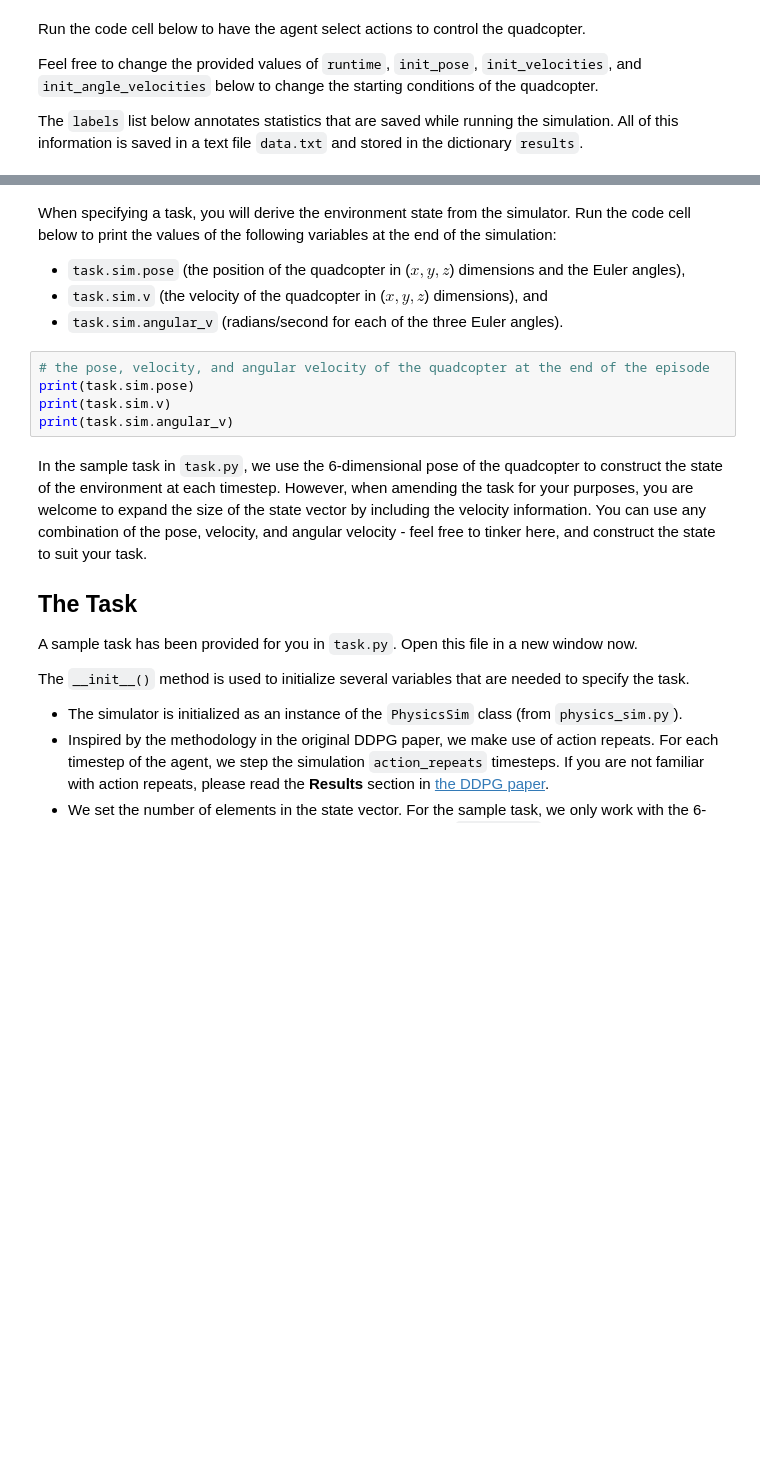
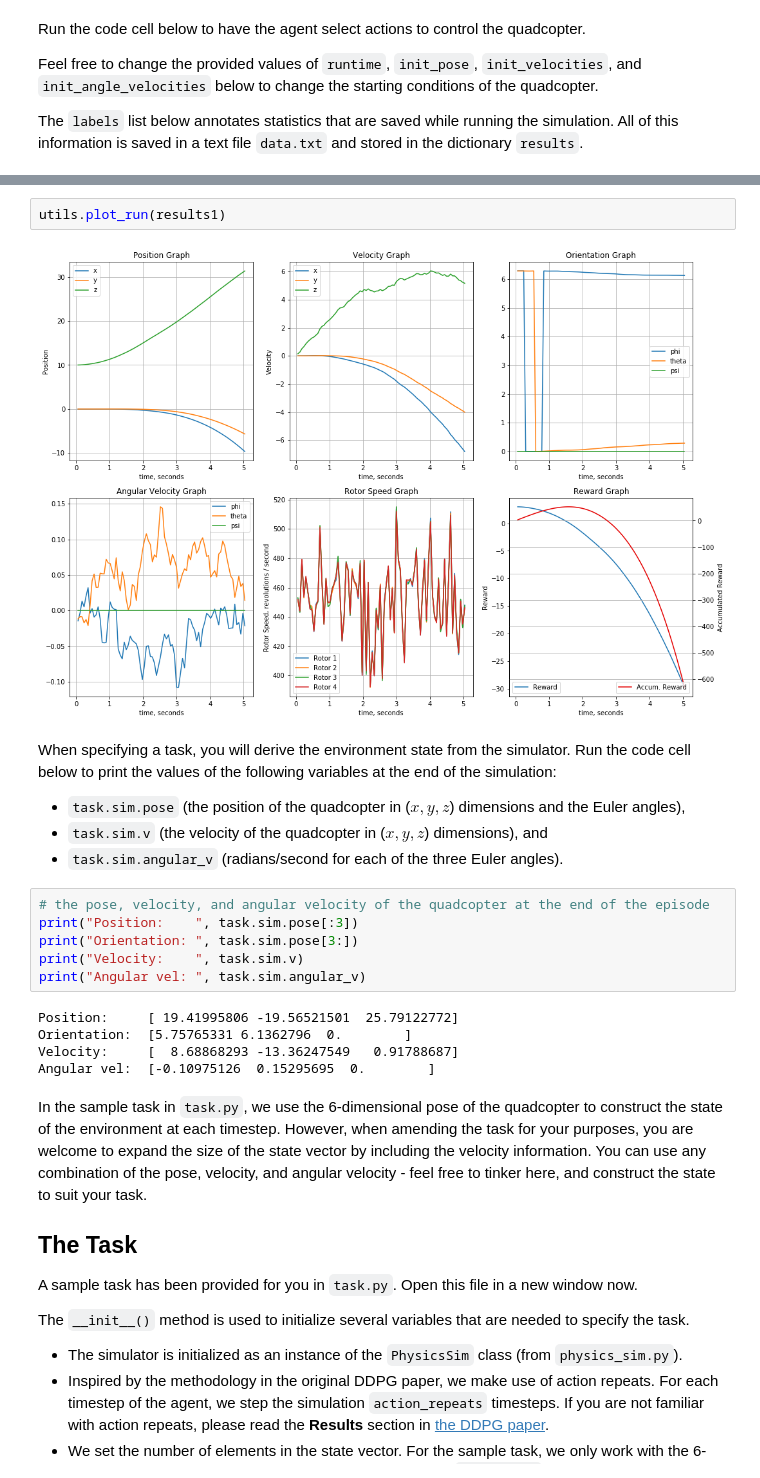
Before and after one commit to CheloGE/MachineLearningProjects, a Jupyter notebook: RL-Quadcopter-2/Quadcopter_Project.ipynb, the cells around one changed output, grey strips where cells are left out. Cells and saved outputs as stored; diff of their text form; blank space fills up the shorter version.

```diff
--- a/RL-Quadcopter-2/Quadcopter_Project.ipynb
+++ b/RL-Quadcopter-2/Quadcopter_Project.ipynb
@@ -137,3 +102,7 @@ _ = plt.ylim()
+# %%
+utils.plot_run(results1)
+# %% [output]
+[figure, added]
 # %% [markdown]
 When specifying a task, you will derive the environment state from the simulator.  Run the code cell below to print the values of the following variables at the end of the simulation:
 - `task.sim.pose` (the position of the quadcopter in ($x,y,z$) dimensions and the Euler angles),
@@ -141,9 +110,15 @@ When specifying a task, you will derive the environment state from the simulator
 - `task.sim.angular_v` (radians/second for each of the three Euler angles).
 # %%
 # the pose, velocity, and angular velocity of the quadcopter at the end of the episode
-print(task.sim.pose)
-print(task.sim.v)
-print(task.sim.angular_v)
+print("Position:    ", task.sim.pose[:3])
+print("Orientation: ", task.sim.pose[3:])
+print("Velocity:    ", task.sim.v)
+print("Angular vel: ", task.sim.angular_v)
+# %% [output]
+Position:     [ 19.41995806 -19.56521501  25.79122772]
+Orientation:  [5.75765331 6.1362796  0.        ]
+Velocity:     [  8.68868293 -13.36247549   0.91788687]
+Angular vel:  [-0.10975126  0.15295695  0.        ]
 # %% [markdown]
 In the sample task in `task.py`, we use the 6-dimensional pose of the quadcopter to construct the state of the environment at each timestep.  However, when amending the task for your purposes, you are welcome to expand the size of the state vector by including the velocity information.  You can use any combination of the pose, velocity, and angular velocity - feel free to tinker here, and construct the state to suit your task.
 
```
Also changed, not shown: parts of 20 cells of this notebook, 6 other files.
